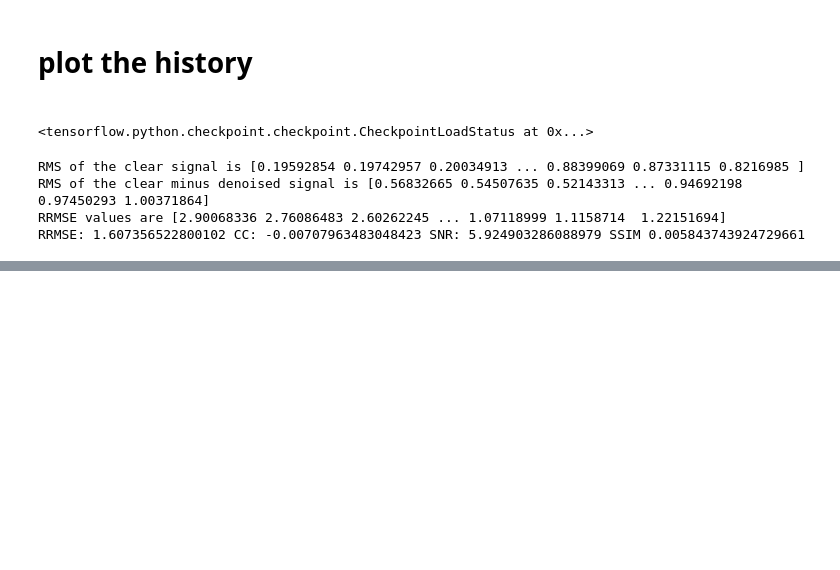
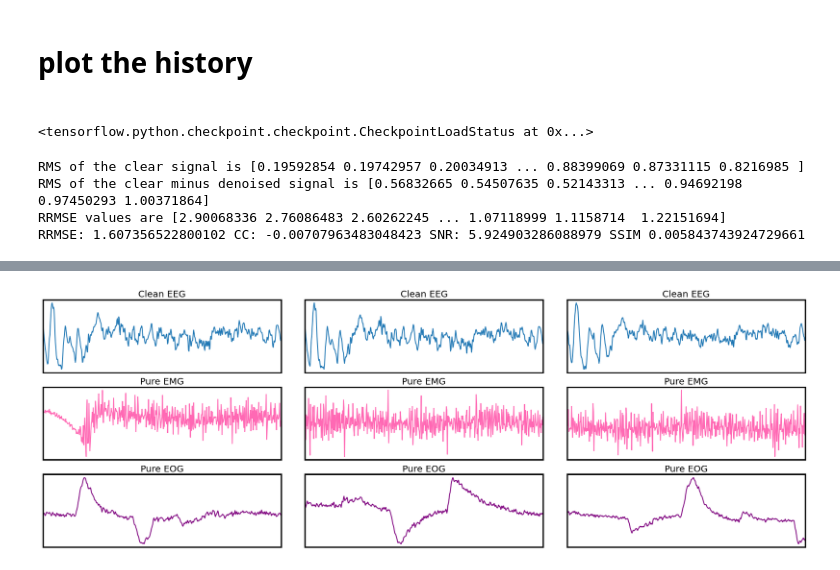
Before and after one commit to MartinaDoku2001/Thesis, a Jupyter notebook: proposed_model.ipynb, the cells around one changed output, grey strips where cells are left out. Saved outputs shown, nothing was run; the diff lists cells and outputs as text; code cells hidden in the pictures; blank space fills up the shorter version.

```diff
--- a/proposed_model.ipynb
+++ b/proposed_model.ipynb
@@ -956,0 +1007,35 @@ plt.savefig(os.path.join(results_path,'denoised_EEG.png'))
+# %%
+#plot a dataset representation: 3 clean EEG, 3 pure EMG, 3 pure EOG
+fig, axs = plt.subplots(3, 3, figsize=(30, 10))
+
+for i in range(3):
+    axs[0,i].set_title('Clean EEG', fontsize=20)
+    axs[0,i].plot(range(len(pure_EEG[i])),pure_EEG[i],linewidth=2)
+    axs[0,i].set_xlim([0,512])
+    axs[0,i].set_xticks([])
+    axs[0,i].set_yticks([])
+    for axis in ['top','bottom','left','right']:
+        axs[0,i].spines[axis].set_linewidth(3)
+
+    axs[1,i].set_title('Pure EMG', fontsize=20)
+    axs[1,i].plot(range(len(pure_EMG[i])),pure_EMG[i],linewidth=2, color='HotPink')
+    axs[1,i].set_xlim([0,512])
+    axs[1,i].set_xticks([])
+    axs[1,i].set_yticks([])
+    for axis in ['top','bottom','left','right']:
+        axs[1,i].spines[axis].set_linewidth(3)
+
+    axs[2,i].set_title('Pure EOG', fontsize=20)
+    axs[2,i].plot(range(len(pure_EOG[i])),pure_EOG[i],linewidth=2, color='Purple')
+    axs[2,i].set_xlim([0,512])
+    axs[2,i].set_xticks([])
+    axs[2,i].set_yticks([])
+    for axis in ['top','bottom','left','right']:
+        axs[2,i].spines[axis].set_linewidth(3)
+
+fig.subplots_adjust(wspace=0.1)
+#fig.subplots_adjust(hspace=0.1)
+plt.savefig(os.path.join(results_path,'dataset_representation.png'))
+plt.show()
+# %% [output]
+[figure, added]
```
Also changed, not shown: parts of 2 cells of this notebook, 3 other files.
